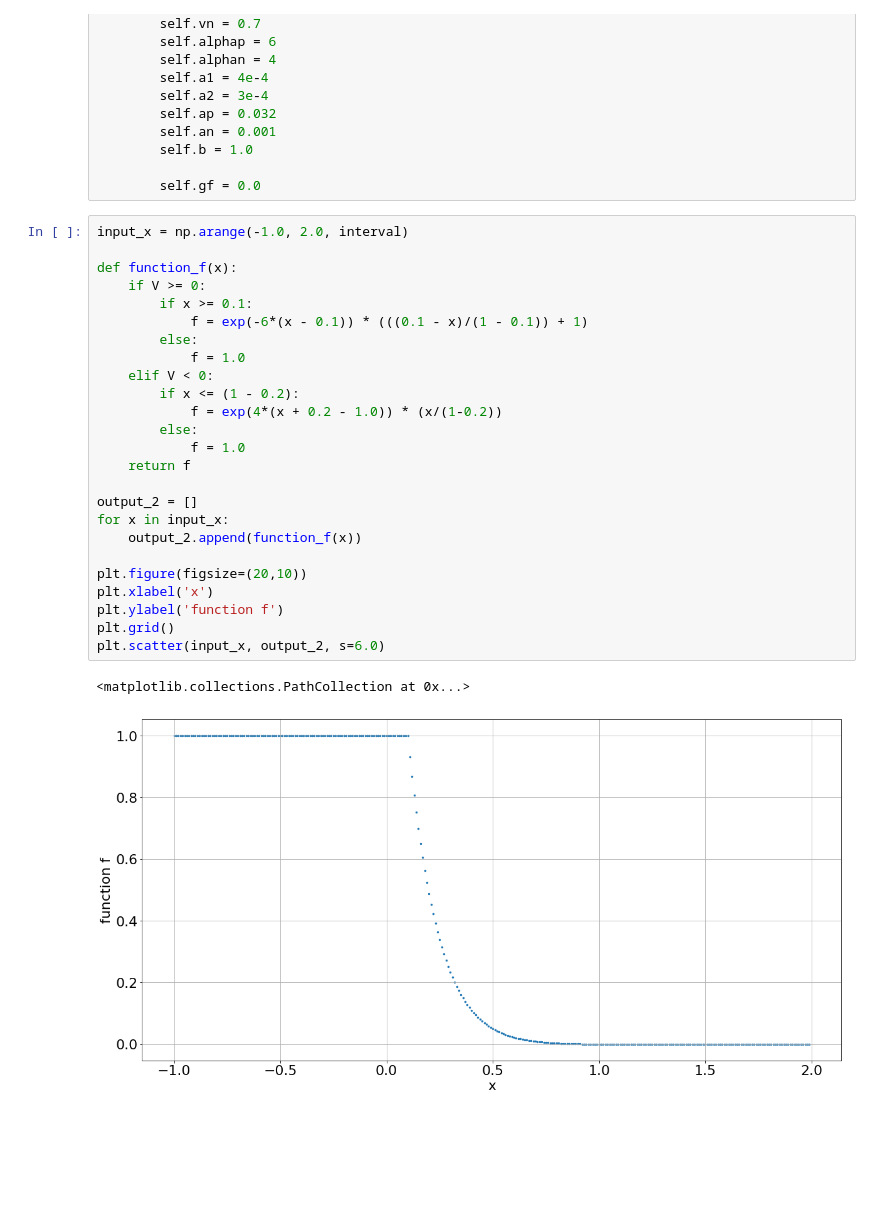
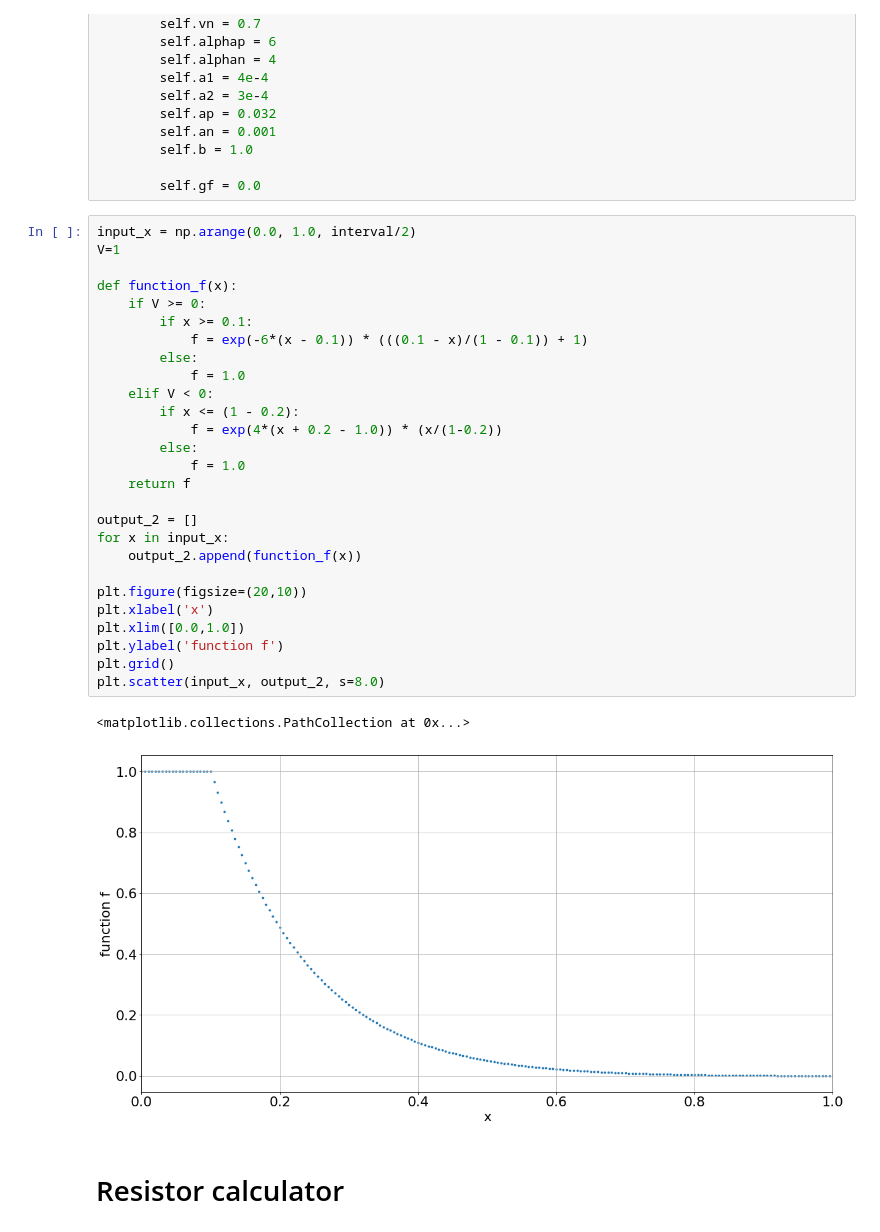
Before and after one commit to BJohn-dev/Memristor_learning_model, a Jupyter notebook: development/Memristor_model.ipynb, the cells around one changed output. Saved outputs shown, nothing was run; the diff lists cells and outputs as text; blank space fills up the shorter version.

```diff
--- a/development/Memristor_model.ipynb
+++ b/development/Memristor_model.ipynb
@@ -161,30 +161,34 @@ self.x = 0.1
 
         self.gf = 0.0
 # %%
-input_x = np.arange(-1.0, 2.0, interval)
+input_x = np.arange(0.0, 1.0, interval/2)
+V=1
 
 def function_f(x):
     if V >= 0:
         if x >= 0.1:
             f = exp(-6*(x - 0.1)) * (((0.1 - x)/(1 - 0.1)) + 1)
         else:
             f = 1.0
     elif V < 0:
         if x <= (1 - 0.2):
             f = exp(4*(x + 0.2 - 1.0)) * (x/(1-0.2))
         else:
             f = 1.0
     return f
 
 output_2 = []
 for x in input_x:
     output_2.append(function_f(x))
 
 plt.figure(figsize=(20,10))
 plt.xlabel('x')
+plt.xlim([0.0,1.0])
 plt.ylabel('function f')
 plt.grid()
-plt.scatter(input_x, output_2, s=6.0)
+plt.scatter(input_x, output_2, s=8.0)
 # %% [output]
 <matplotlib.collections.PathCollection at 0x...>
-[figure, old version]
+[figure, new version]
+# %% [markdown]
+# Resistor calculator
```
Also changed, not shown: parts of 7 cells of this notebook, 5 other files.
